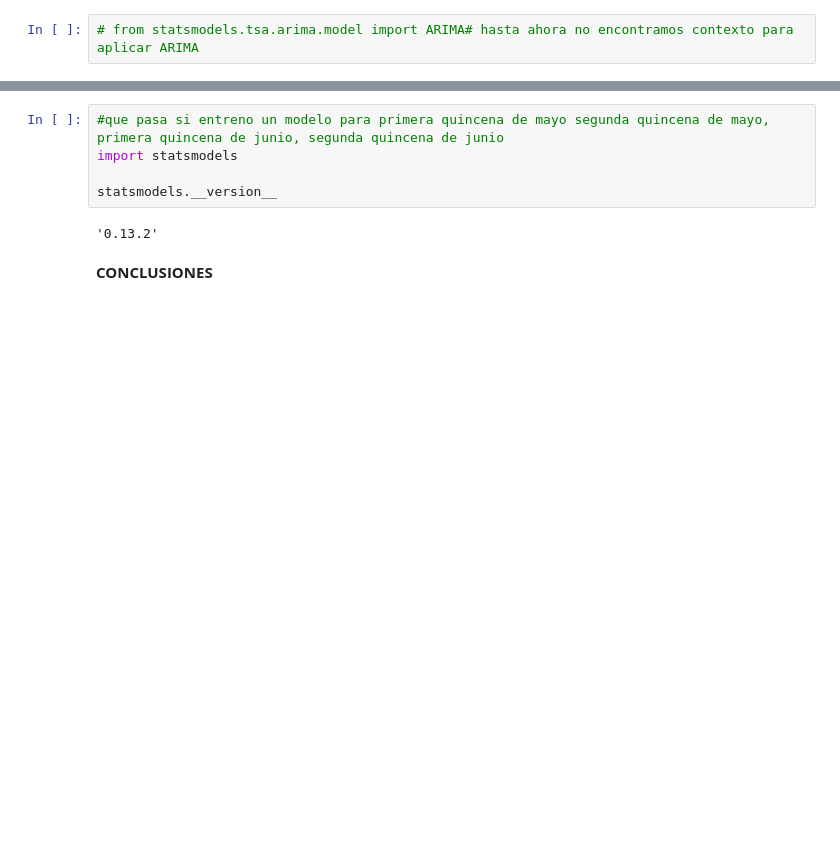
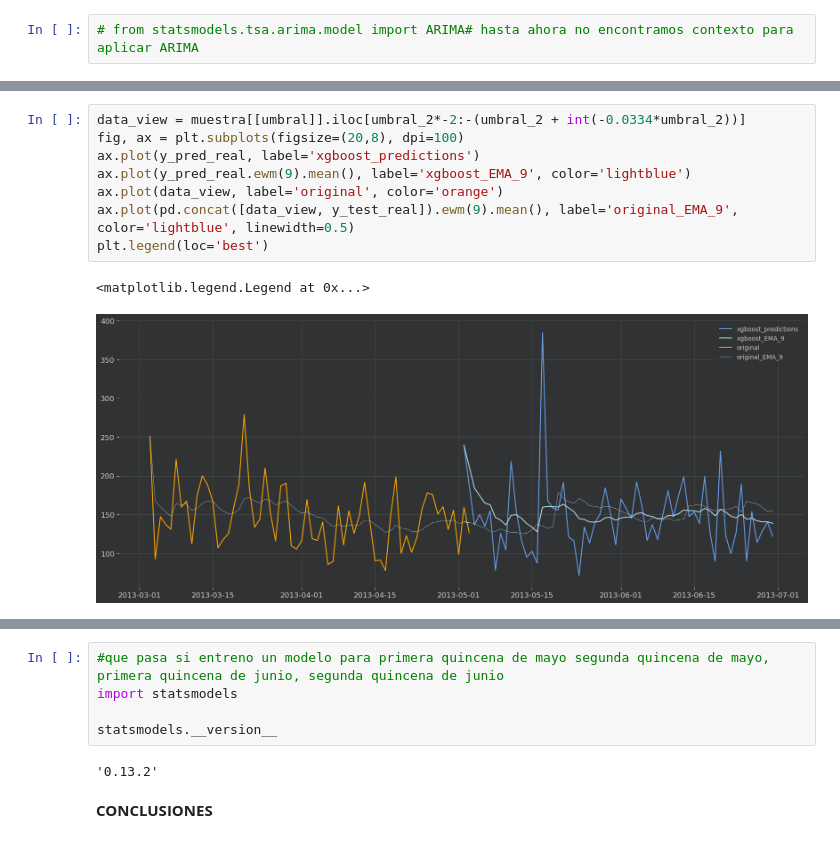
Before and after one commit to AgustinSt1990/tp_final, a Jupyter notebook: TP_FINAL_Machine_Learning.ipynb, the cells around one changed output, grey strips where cells are left out. Drawn from its saved outputs; the diff is of its cells as text; blank space fills up the shorter version.

```diff
--- a/TP_FINAL_Machine_Learning.ipynb
+++ b/TP_FINAL_Machine_Learning.ipynb
@@ -569,0 +260,11 @@ DatetimeIndex(['2012-04-10', '2012-04-11', '2012-04-12', '2012-04-13',
+# %%
+data_view = muestra[[umbral]].iloc[umbral_2*-2:-(umbral_2 + int(-0.0334*umbral_2))]
+fig, ax = plt.subplots(figsize=(20,8), dpi=100)
+ax.plot(y_pred_real, label='xgboost_predictions')
+ax.plot(y_pred_real.ewm(9).mean(), label='xgboost_EMA_9', color='lightblue')
+ax.plot(data_view, label='original', color='orange')
+ax.plot(pd.concat([data_view, y_test_real]).ewm(9).mean(), label='original_EMA_9', color='lightblue', linewidth=0.5)
+plt.legend(loc='best')
+# %% [output]
+<matplotlib.legend.Legend at 0x...>
+[figure, added]
```
Also changed, not shown: parts of 74 cells of this notebook, 1 other file.
